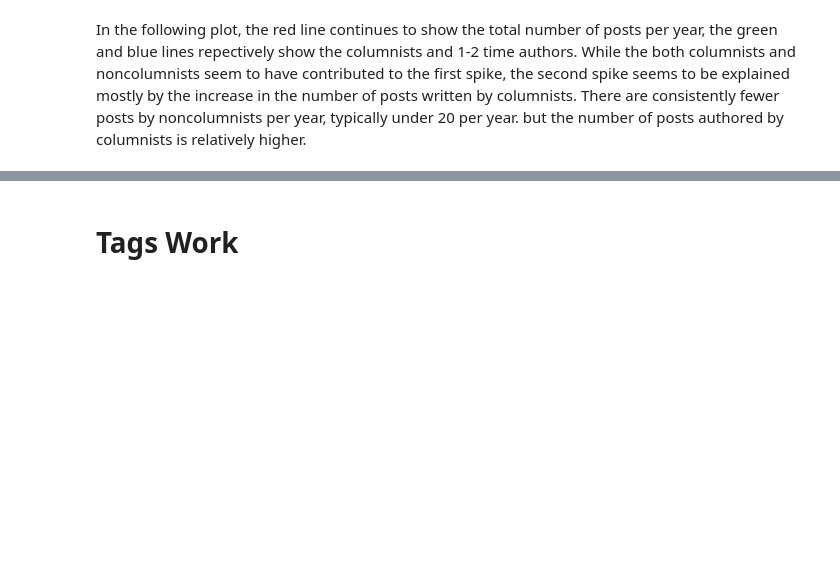
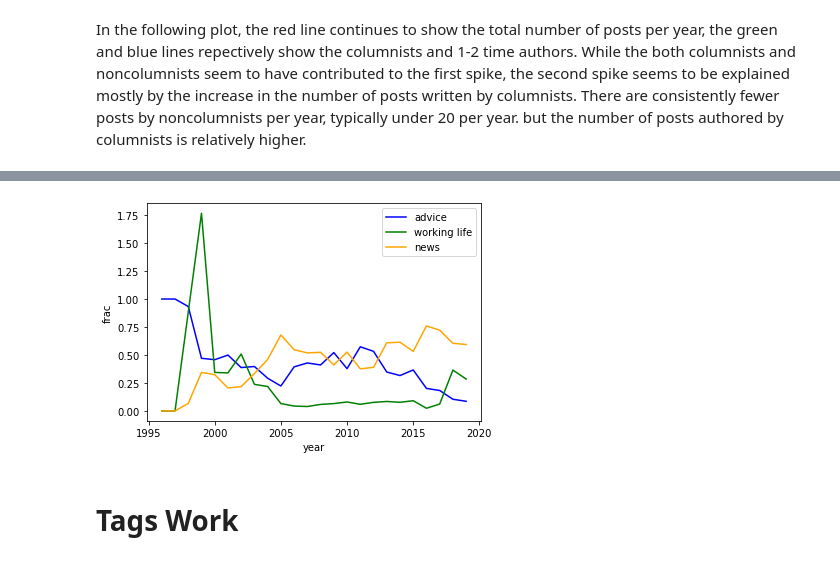
Before and after one commit to crboothb/sciencemag-careers-analysis, a Jupyter notebook: scripts/descriptive-overview.ipynb, the cells around one changed output, grey strips where cells are left out. Cells and saved outputs as stored; diff of their text form; code cells hidden in the pictures; blank space fills up the shorter version.

```diff
--- a/scripts/descriptive-overview.ipynb
+++ b/scripts/descriptive-overview.ipynb
@@ -124 +158,22 @@ plt.savefig("../figs/columnsovertime.png")
+# %%
+# one time vis starts 1998
+# prob news vis starts 1998
+# probnews_vis.head()
+
+new_row2 = pd.DataFrame({"year":[1996,1997], "id":["NA","NA"], "date_seq":["NA","NA"],"month_seq":["NA","NA"],"n_posts_author":["NA","NA"],"n":[0,0]})
+new_row3 = pd.DataFrame({"year":[1996,1997,1998], "id":["NA", "NA","NA"], "date_seq":["NA","NA",,"NA"],"month_seq":["NA","NA",,"NA"],"n_posts_author":["NA","NA",,"NA"],"n":[0,0,0]})
+one_time_vis = pd.concat([new_row3, one_time_vis]).reset_index(drop = True)
+probnews_vis = pd.concat([new_row2, probnews_vis]).reset_index(drop = True)
+# %%
+advice_vis["frac"] = advice_vis["n"]/full_vis["n"]
+one_time_vis["frac"] = one_time_vis["n"]/full_vis["n"]
+probnews_vis["frac"] = probnews_vis["n"]/full_vis["n"]
+
+sns.lineplot(x = "year", y = "frac", color = "blue",label="advice", data=advice_vis)
+sns.lineplot(x = "year", y = "frac", color = "green",label="working life", data=one_time_vis)
+sns.lineplot(x = "year", y = "frac", color = "orange",label="news", data=probnews_vis)
+
+plt.savefig("../figs/article_types_frac.png")
+# %% [output]
+[figure, added]
 # %% [markdown]
```
Also changed, not shown: parts of 4 cells of this notebook, 1 other file.
